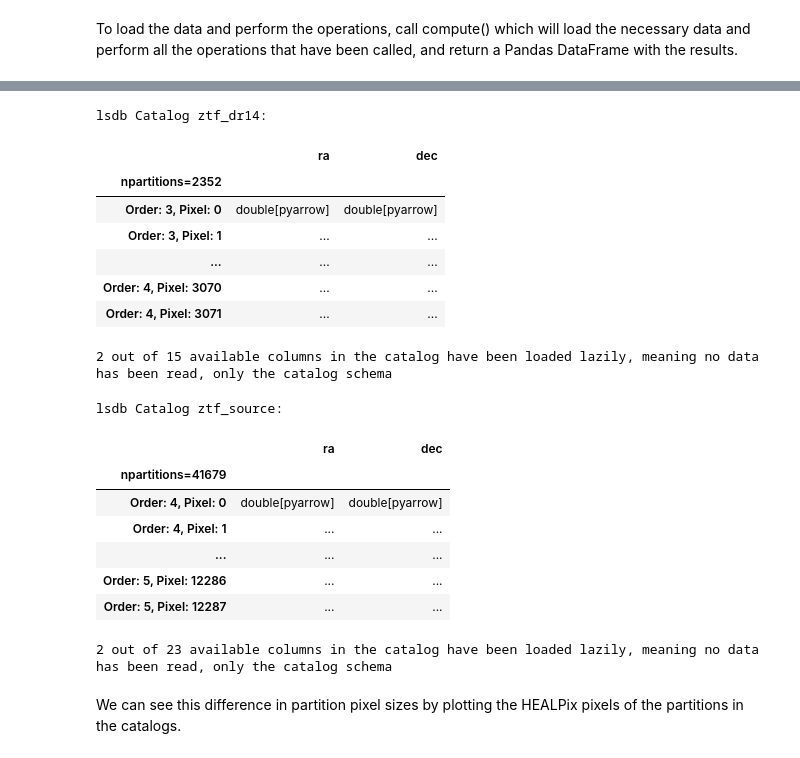
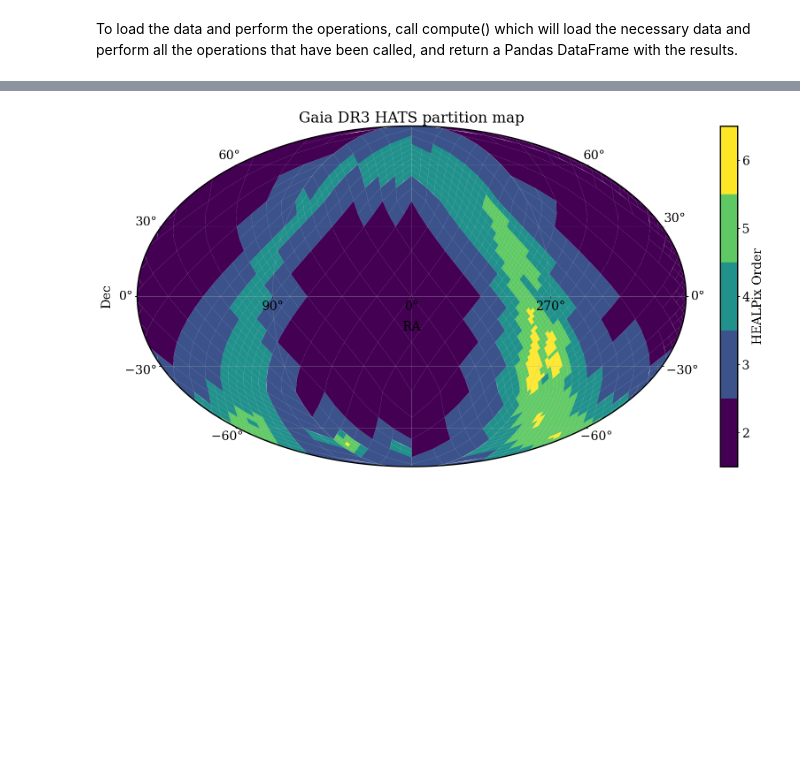
Before and after one commit to AstroAI-CfA/tutorial-lsdb, a Jupyter notebook: tutorials/Notebook_1_Intro.ipynb, the cells around one changed output, grey strips where cells are left out. Drawn from its saved outputs; the diff is of its cells as text; code cells hidden in the pictures; blank space fills up the shorter version.

```diff
--- a/tutorials/Notebook_1_Intro.ipynb
+++ b/tutorials/Notebook_1_Intro.ipynb
@@ -206,5 +165,6 @@ To make it easier and more efficient to perform operations in parallel, HATS par
 # %%
-%%time
-ztf_object = lsdb.open_catalog(ztf_object_path, columns=["ra", "dec"])  # ZTF Object
-ztf_source = lsdb.open_catalog(ztf_source_path, columns=["ra", "dec"])  # ZTF Source
+fig = plt.figure(figsize=(20, 10))
+gaia_catalog.plot_pixels(fig=fig)
+plt.title("Gaia DR3 HATS partition map")
+plt.show()
 # %% [output]
@@ -213,28 +171 @@ Wall time: 4.99 s
+[figure, added]
-# %%
-# Catalog is only lazy loaded, and with only 2 columns
-ztf_object
-# %% [output]
-lsdb Catalog ztf_dr14:
-|  | ra | dec |
-| npartitions=2352 |  |  |
-| Order: 3, Pixel: 0 | double[pyarrow] | double[pyarrow] |
-| Order: 3, Pixel: 1 | ... | ... |
-| ... | ... | ... |
-| Order: 4, Pixel: 3070 | ... | ... |
-| Order: 4, Pixel: 3071 | ... | ... |
-2 out of 15 available columns in the catalog have been loaded lazily, meaning no data has been read, only the catalog schema
-# %%
-# This catalog is also only lazy loaded. Note how many more partitions it has.
-ztf_source
-# %% [output]
-lsdb Catalog ztf_source:
-|  | ra | dec |
-| npartitions=41679 |  |  |
-| Order: 4, Pixel: 0 | double[pyarrow] | double[pyarrow] |
-| Order: 4, Pixel: 1 | ... | ... |
-| ... | ... | ... |
-| Order: 5, Pixel: 12286 | ... | ... |
-| Order: 5, Pixel: 12287 | ... | ... |
-2 out of 23 available columns in the catalog have been loaded lazily, meaning no data has been read, only the catalog schema
-# %% [markdown]
-We can see this difference in partition pixel sizes by plotting the HEALPix pixels of the partitions in the catalogs.
```
Also changed, not shown: parts of 46 cells of this notebook, 25 other files.
